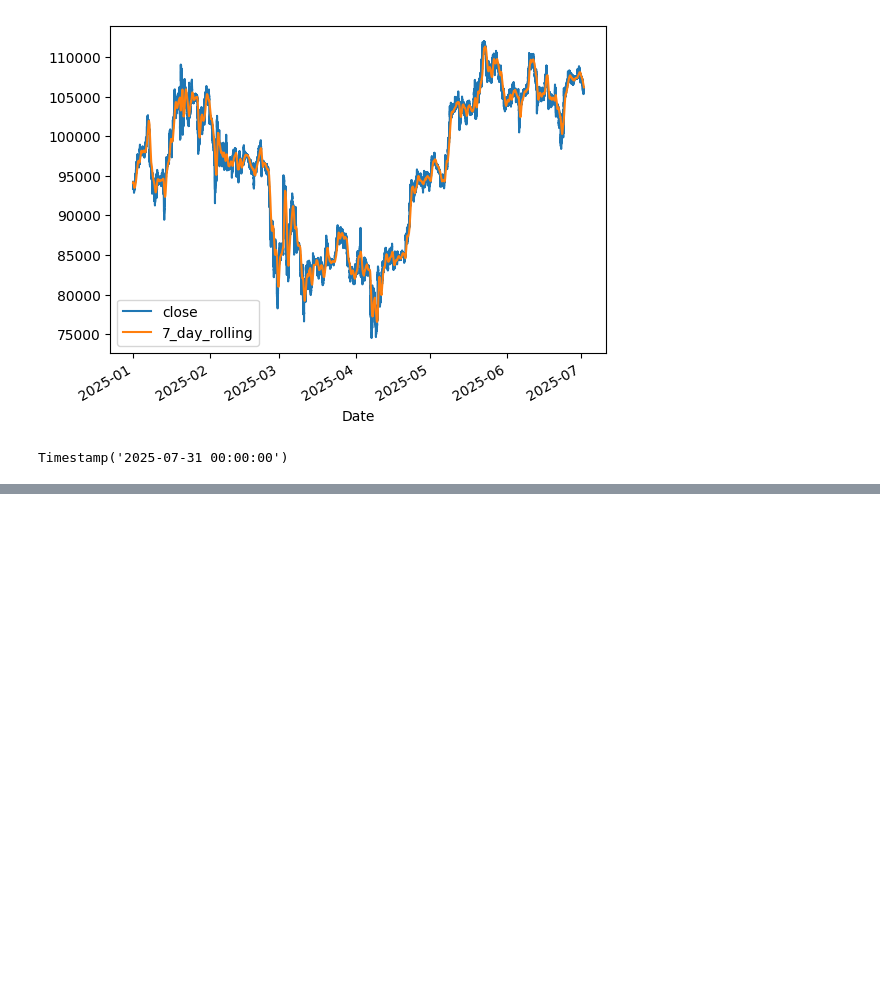
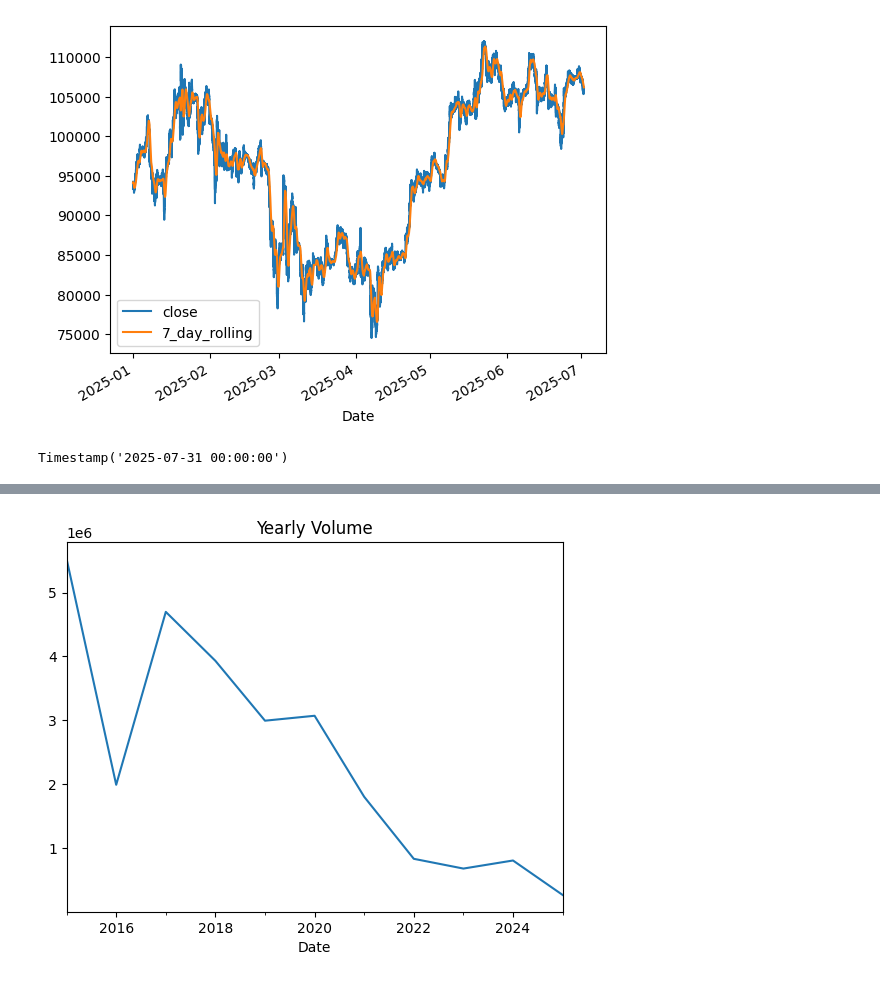
Before and after one commit to agakshita5/time-series-prac, a Jupyter notebook: ts-prac.ipynb, the cells around one changed output, grey strips where cells are left out. Cells and saved outputs as stored; diff of their text form; code cells hidden in the pictures; blank space fills up the shorter version.

```diff
--- a/ts-prac.ipynb
+++ b/ts-prac.ipynb
@@ -127,0 +147,6 @@ Timestamp('2025-07-31 00:00:00')
+# %%
+# plot the yearly volume
+df.resample('Y').sum()['volume'].plot(title ='Yearly Volume')
+plt.show()
+# %% [output]
+[figure, added]
```
Also changed, not shown: parts of 11 cells of this notebook.
